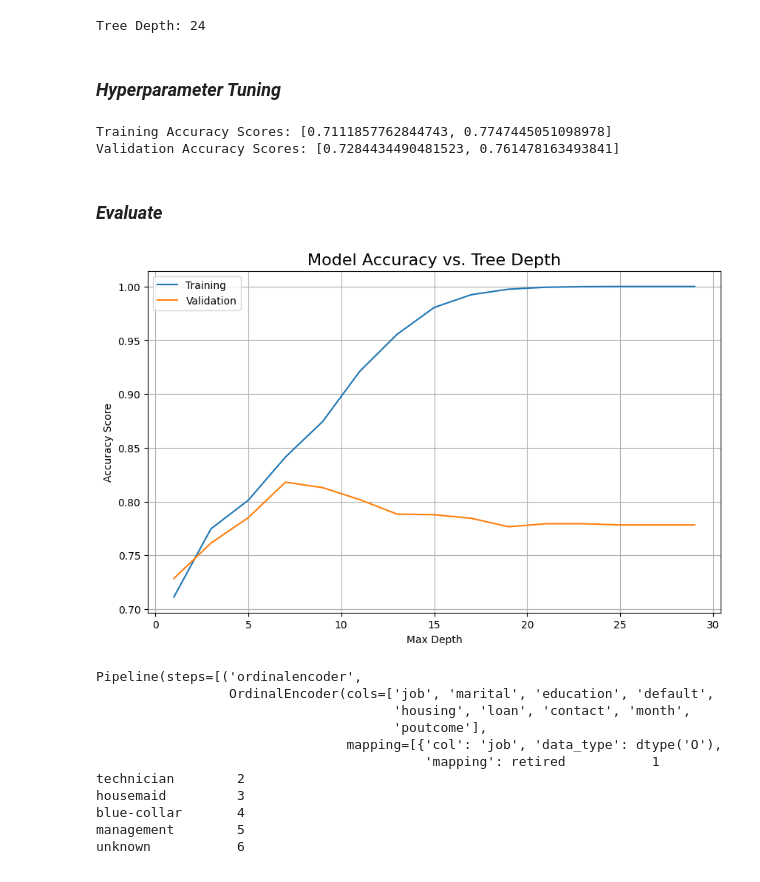
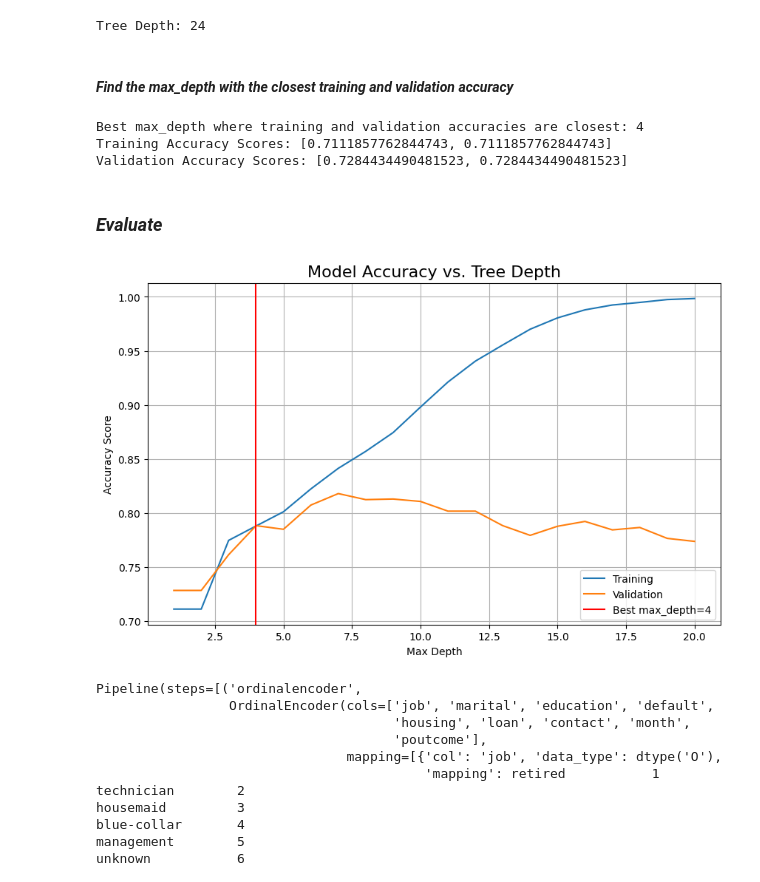
Before and after one commit to SnitTeshome/PRODIGY_DS_03, a Jupyter notebook: Bank_decision tree classifer.ipynb, the cells around one changed output. Drawn from its saved outputs; the diff is of its cells as text; code cells hidden in the pictures.

```diff
--- a/Bank_decision tree classifer.ipynb
+++ b/Bank_decision tree classifer.ipynb
@@ -545,10 +561,10 @@ tree_depth = model.named_steps["decisiontreeclassifier"].get_depth()
 print("Tree Depth:", tree_depth)
 # %% [output]
 Tree Depth: 24
-# %% [markdown]
-### *Hyperparameter Tuning*
+# %% [markdown]
+#### *Find the max_depth with the closest training and validation accuracy*
 # %%
-depth_hyperparams = range(1,30,2)
+depth_hyperparams = range(1,21)
 training_acc = []
 validation_acc = []
 
@@ -567,31 +583,38 @@ for d in depth_hyperparams:
 
     # Calculate and store validation accuracy
     validation_acc.append(test_model.score(X_val, y_val))
-
+closest_index = min(
+    range(len(depth_hyperparams)),
+    key=lambda i: abs(training_acc[i] - validation_acc[i])
+)
+best_max_depth = depth_hyperparams[closest_index]
+print(f"Best max_depth where training and validation accuracies are closest: {best_max_depth}")
 # Display the first three scores as an example
 print("Training Accuracy Scores:", training_acc[:2])
 print("Validation Accuracy Scores:", validation_acc[:2])
 # %% [output]
-Training Accuracy Scores: [0.7111857762844743, 0.7747445051098978]
-Validation Accuracy Scores: [0.7284434490481523, 0.761478163493841]
+Best max_depth where training and validation accuracies are closest: 4
+Training Accuracy Scores: [0.7111857762844743, 0.7111857762844743]
+Validation Accuracy Scores: [0.7284434490481523, 0.7284434490481523]
 # %% [markdown]
 ### *Evaluate*
 # %%
 # Plot `depth_hyperparams`, `training_acc`
 plt.figure(figsize=(10, 6))
 
 plt.plot(depth_hyperparams, training_acc, label="Training")
 plt.plot(depth_hyperparams, validation_acc, label="Validation")
 # Add grid lines for better readability
 
 plt.grid(True)
 plt.xlabel("Max Depth")
 plt.ylabel("Accuracy Score")  # Changed 'y.label' to 'plt.ylabel'
+plt.axvline(x=best_max_depth, color='r', linestyle='-', label=f'Best max_depth={best_max_depth}')
 plt.legend()  # Changed 'plt.label()' to 'plt.legend()'
 plt.title("Model Accuracy vs. Tree Depth", fontsize=16)
 plt.show()
 # %% [output]
-[figure, old version]
+[figure, new version]
 # %%
 # Build Model
 model = make_pipeline(OrdinalEncoder(),DecisionTreeClassifier(max_depth=4,random_state=42))
```
Also changed, not shown: parts of 11 cells of this notebook.
